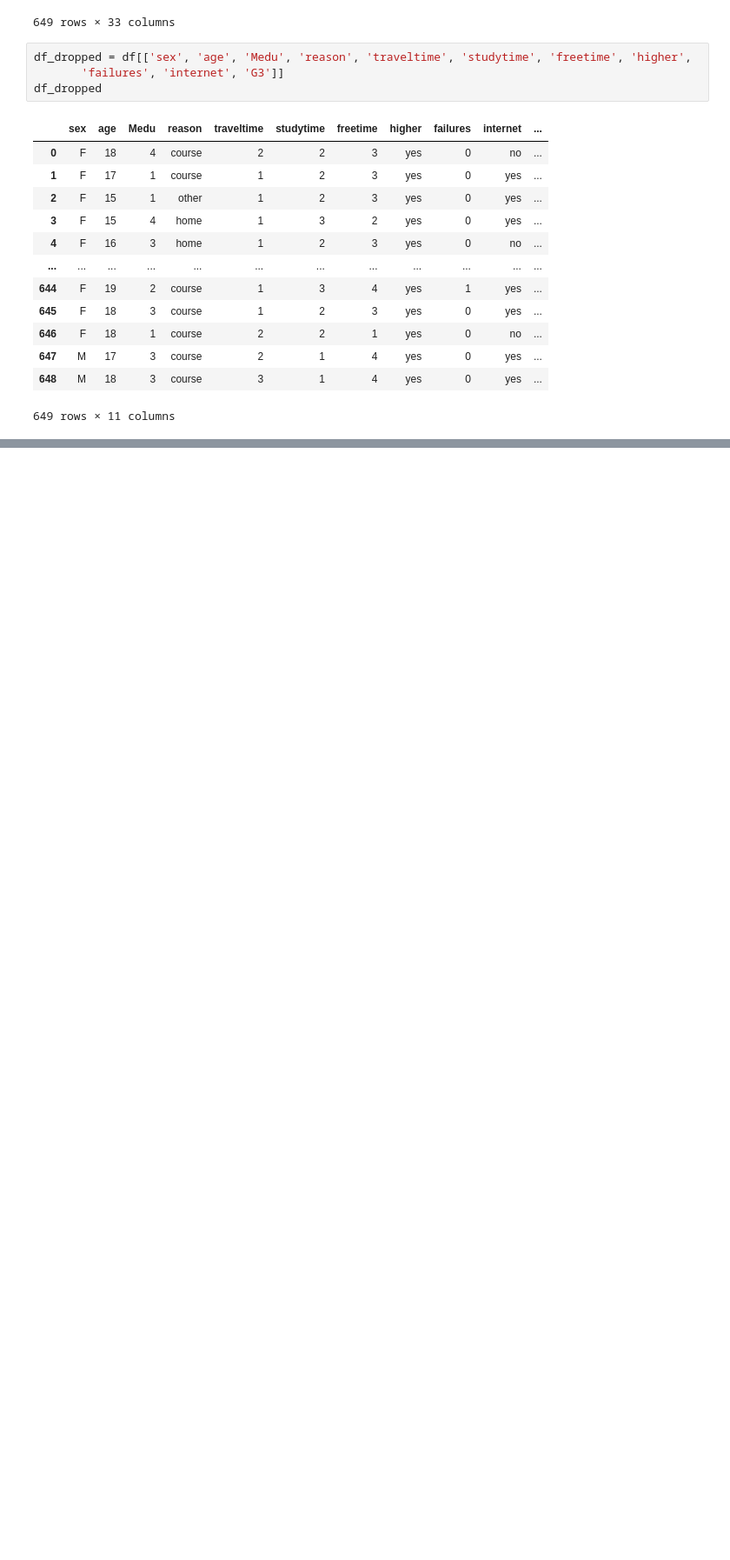
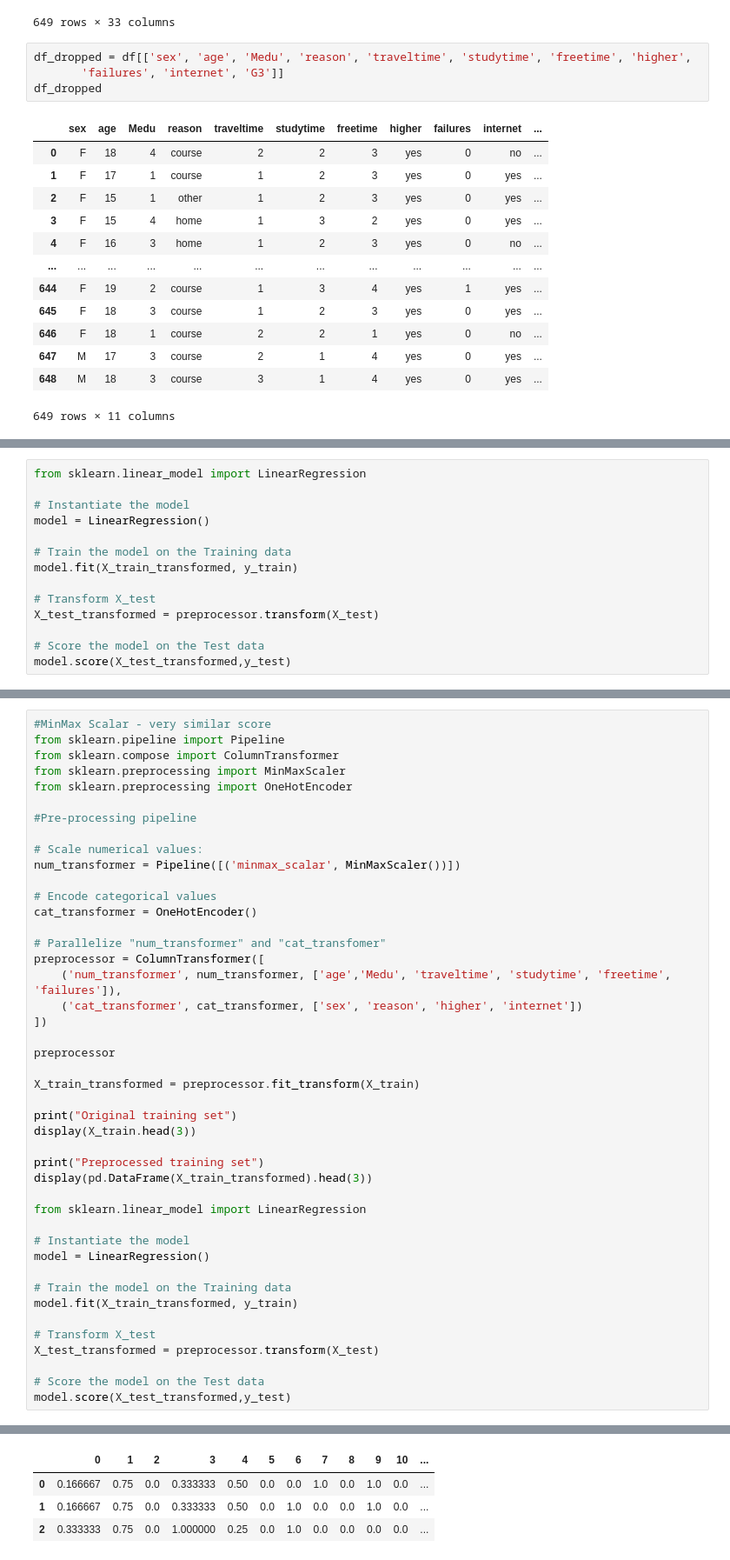
Before and after one commit to Jayesen/ml_for_learners, a Jupyter notebook: Classification.ipynb, the cells around one changed output, grey strips where cells are left out. Shown: that part at 87% size. Drawn from its saved outputs; the diff is of its cells as text; blank space fills up the shorter version.

```diff
--- a/Classification.ipynb
+++ b/Classification.ipynb
@@ -104,0 +156,14 @@ df_dropped
+# %%
+from sklearn.linear_model import LinearRegression
+
+# Instantiate the model
+model = LinearRegression()
+
+# Train the model on the Training data
+model.fit(X_train_transformed, y_train)
+
+# Transform X_test
+X_test_transformed = preprocessor.transform(X_test)
+
+# Score the model on the Test data
+model.score(X_test_transformed,y_test)
@@ -104,0 +174,45 @@ df_dropped
+# %%
+#MinMax Scalar - very similar score
+from sklearn.pipeline import Pipeline
+from sklearn.compose import ColumnTransformer
+from sklearn.preprocessing import MinMaxScaler
+from sklearn.preprocessing import OneHotEncoder
+
+#Pre-processing pipeline
+
+# Scale numerical values:
+num_transformer = Pipeline([('minmax_scalar', MinMaxScaler())])
+
+# Encode categorical values
+cat_transformer = OneHotEncoder()
+
+# Parallelize "num_transformer" and "cat_transfomer"
+preprocessor = ColumnTransformer([
+    ('num_transformer', num_transformer, ['age','Medu', 'traveltime', 'studytime', 'freetime', 'failures']),
+    ('cat_transformer', cat_transformer, ['sex', 'reason', 'higher', 'internet'])
+])
+
+preprocessor
+
+X_train_transformed = preprocessor.fit_transform(X_train)
+
+print("Original training set")
+display(X_train.head(3))
+
+print("Preprocessed training set")
+display(pd.DataFrame(X_train_transformed).head(3))
+
+from sklearn.linear_model import LinearRegression
+
+# Instantiate the model
+model = LinearRegression()
+
+# Train the model on the Training data
+model.fit(X_train_transformed, y_train)
+
+# Transform X_test
+X_test_transformed = preprocessor.transform(X_test)
+
+# Score the model on the Test data
+model.score(X_test_transformed,y_test)
+# %% [output]
@@ -104,0 +225,4 @@ df_dropped
+|  | 0 | 1 | 2 | 3 | 4 | 5 | 6 | 7 | 8 | 9 | 10 | ... |
+| 0 | 0.166667 | 0.75 | 0.0 | 0.333333 | 0.50 | 0.0 | 0.0 | 1.0 | 0.0 | 1.0 | 0.0 | ... |
+| 1 | 0.166667 | 0.75 | 0.0 | 0.333333 | 0.50 | 0.0 | 1.0 | 0.0 | 0.0 | 1.0 | 0.0 | ... |
+| 2 | 0.333333 | 0.75 | 0.0 | 1.000000 | 0.25 | 0.0 | 1.0 | 0.0 | 0.0 | 0.0 | 0.0 | ... |
```
Also changed, not shown: parts of 16 cells of this notebook, 2 other files.
